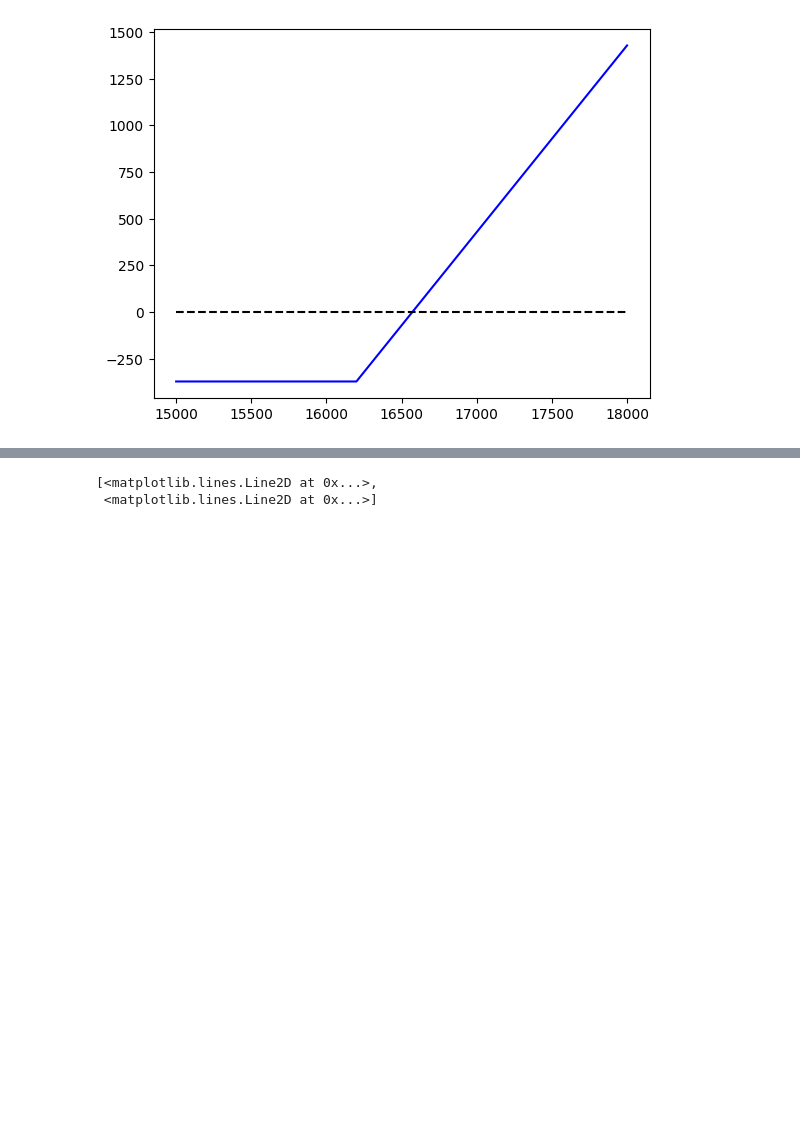
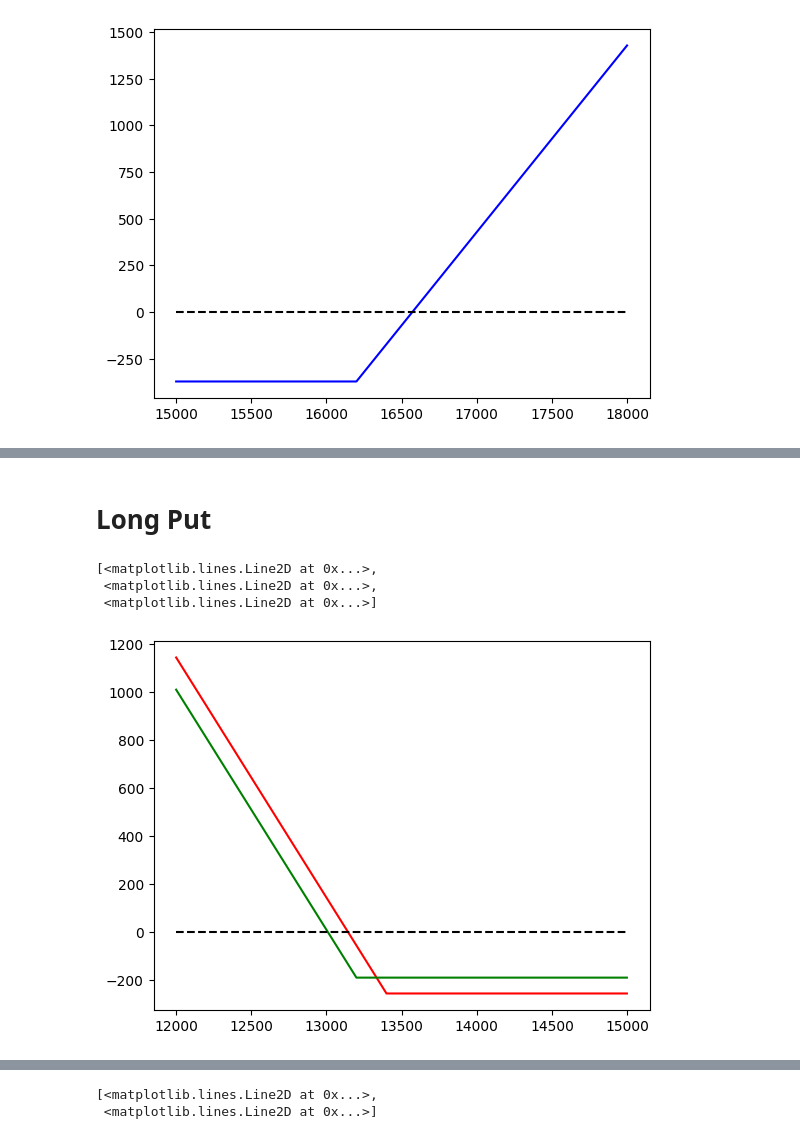
Before and after one commit to franktseng0718/NYCU-Artificial-Intelligence-Theory-and-Practice, a Jupyter notebook: HW1/HW1.ipynb, the cells around one changed output, grey strips where cells are left out. Drawn from its saved outputs; the diff is of its cells as text; code cells hidden in the pictures; blank space fills up the shorter version.

```diff
--- a/HW1/HW1.ipynb
+++ b/HW1/HW1.ipynb
@@ -43,0 +30,11 @@ plt.plot(ST, LC16500, 'r-', ST, SC16200, 'g-', ST, LC16500+SC16200, 'b-', [15001
+# %% [markdown]
+# Long Put
+# %%
+LP13400 = longput(ST, 13400, 255)
+LP13200 = longput(ST, 13200, 189)
+plt.plot(ST, LP13400, 'r-', ST, LP13200, 'g-', [12001, 15000], [0, 0], 'k--')
+# %% [output]
+[<matplotlib.lines.Line2D at 0x...>,
+ <matplotlib.lines.Line2D at 0x...>,
+ <matplotlib.lines.Line2D at 0x...>]
+[figure, added]
```
Also changed, not shown: parts of 8 cells of this notebook, 1 other file.
